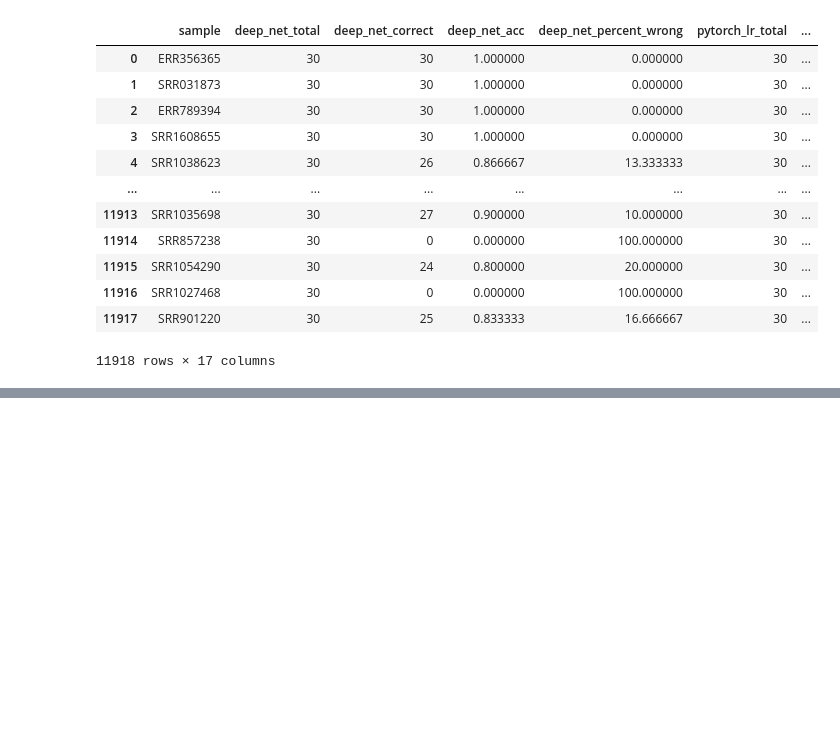
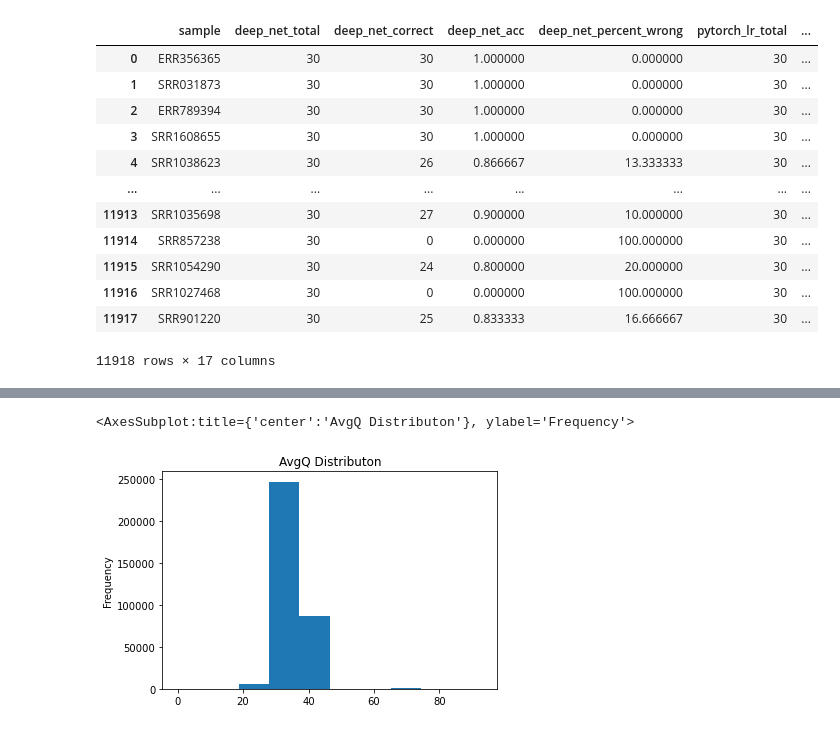
Before and after one commit to greenelab/linear_signal, a Jupyter notebook: notebook/analysis/visualize_errors.ipynb, the cells around one changed output, grey strips where cells are left out. Cells and saved outputs as stored; diff of their text form; code cells hidden in the pictures; blank space fills up the shorter version.

```diff
--- a/notebook/analysis/visualize_errors.ipynb
+++ b/notebook/analysis/visualize_errors.ipynb
@@ -253,0 +281,5 @@ print(studies)
+# %%
+metadata_df = metadata_df.set_index('external_id')
+# %%
+metadata_df = metadata_df[metadata_df.index.notnull()]
+metadata_df
@@ -253,0 +340,4 @@ print(studies)
+# %%
+metadata_df['recount_seq_qc.avgq'] = pd.to_numeric(metadata_df['recount_seq_qc.avgq'], errors='coerce')
+metadata_df = metadata_df[metadata_df['recount_seq_qc.avgq'].notnull()]
+metadata_df
@@ -253,0 +363,6 @@ print(studies)
+# %%
+metadata_df['recount_seq_qc.avgq'] = metadata_df['recount_seq_qc.avgq'].astype(float)
+metadata_df['recount_seq_qc.avgq'].plot.hist(title='AvgQ Distributon')
+# %% [output]
+<AxesSubplot:title={'center':'AvgQ Distributon'}, ylabel='Frequency'>
+[figure, added]
```
Also changed, not shown: parts of 31 cells of this notebook.
